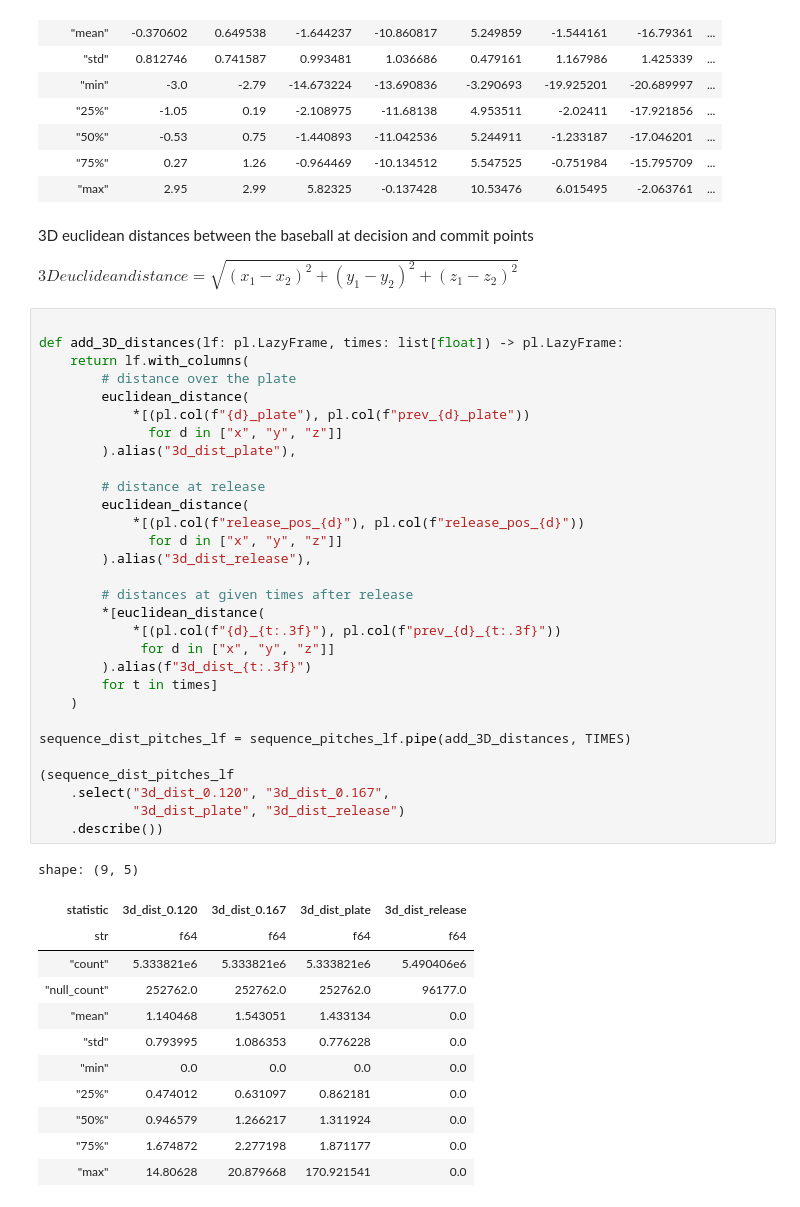
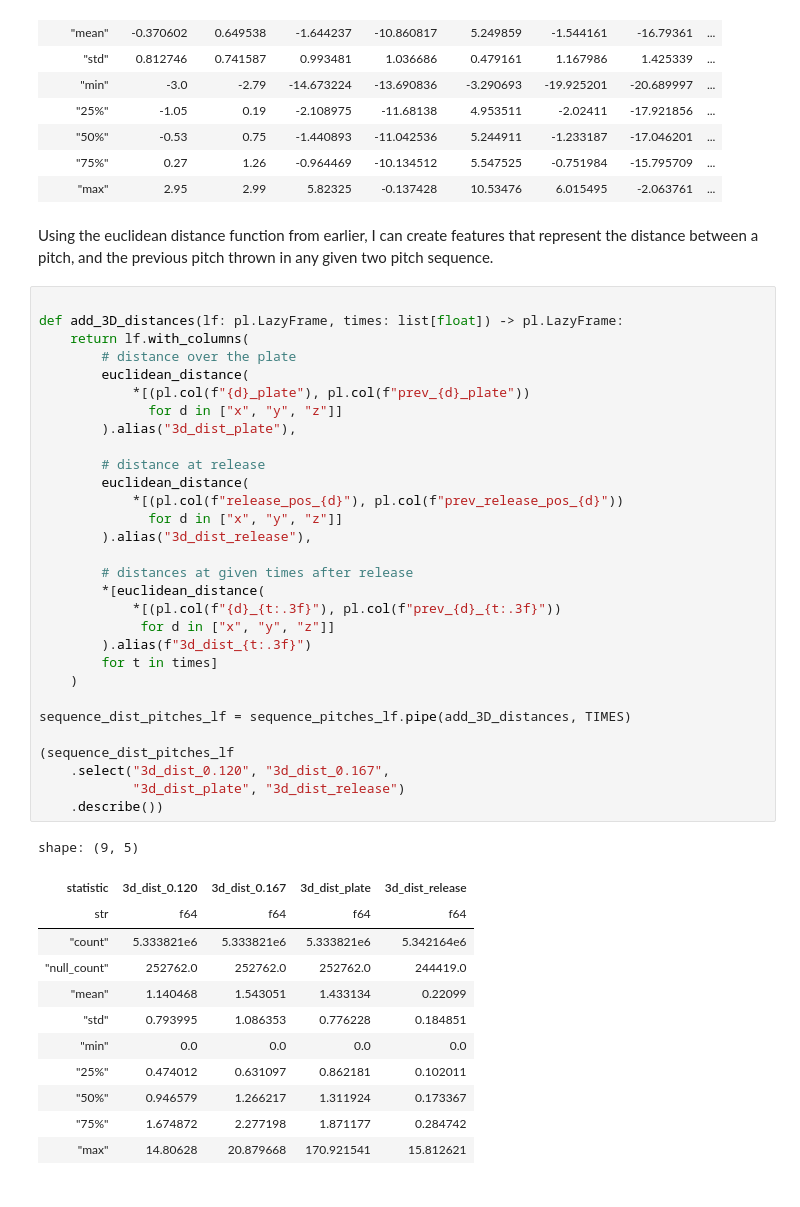
Before and after one commit to Jensen-holm/Sequence-Plus, a Jupyter notebook: notebooks/tunnel+.ipynb, the cells around one changed output. Cells and saved outputs as stored; diff of their text form.

Commit message:
more markdown notes, and fixing the sequence release position difference feature

```diff
--- a/notebooks/tunnel+.ipynb
+++ b/notebooks/tunnel+.ipynb
@@ -477,50 +482,48 @@ shape: (9, 21)
 | "50%" | -0.53 | 0.75 | -1.440893 | -11.042536 | 5.244911 | -1.233187 | -17.046201 | ... |
 | "75%" | 0.27 | 1.26 | -0.964469 | -10.134512 | 5.547525 | -0.751984 | -15.795709 | ... |
 | "max" | 2.95 | 2.99 | 5.82325 | -0.137428 | 10.53476 | 6.015495 | -2.063761 | ... |
-# %% [markdown]
-3D euclidean distances between the baseball at decision and commit points
-
-$3Deuclideandistance = \sqrt{(x_1 - x_2)^2 + (y_1 - y_2)^2 + (z_1 - z_2)^2}$
+# %% [markdown]
+Using the euclidean distance function from earlier, I can create features that represent the distance between a pitch, and the previous pitch thrown in any given two pitch sequence.
 # %%
 
 def add_3D_distances(lf: pl.LazyFrame, times: list[float]) -> pl.LazyFrame:
     return lf.with_columns(
         # distance over the plate
         euclidean_distance(
             *[(pl.col(f"{d}_plate"), pl.col(f"prev_{d}_plate"))
               for d in ["x", "y", "z"]]
         ).alias("3d_dist_plate"),
 
         # distance at release
         euclidean_distance(
-            *[(pl.col(f"release_pos_{d}"), pl.col(f"release_pos_{d}"))
+            *[(pl.col(f"release_pos_{d}"), pl.col(f"prev_release_pos_{d}"))
               for d in ["x", "y", "z"]]
         ).alias("3d_dist_release"),
 
         # distances at given times after release
         *[euclidean_distance(
             *[(pl.col(f"{d}_{t:.3f}"), pl.col(f"prev_{d}_{t:.3f}"))
              for d in ["x", "y", "z"]]
         ).alias(f"3d_dist_{t:.3f}")
         for t in times]
     )
 
 sequence_dist_pitches_lf = sequence_pitches_lf.pipe(add_3D_distances, TIMES)
 
 (sequence_dist_pitches_lf
     .select("3d_dist_0.120", "3d_dist_0.167",
             "3d_dist_plate", "3d_dist_release")
     .describe())
 # %% [output]
 shape: (9, 5)
 | statistic | 3d_dist_0.120 | 3d_dist_0.167 | 3d_dist_plate | 3d_dist_release |
 | str | f64 | f64 | f64 | f64 |
-| "count" | 5.333821e6 | 5.333821e6 | 5.333821e6 | 5.490406e6 |
-| "null_count" | 252762.0 | 252762.0 | 252762.0 | 96177.0 |
-| "mean" | 1.140468 | 1.543051 | 1.433134 | 0.0 |
-| "std" | 0.793995 | 1.086353 | 0.776228 | 0.0 |
+| "count" | 5.333821e6 | 5.333821e6 | 5.333821e6 | 5.342164e6 |
+| "null_count" | 252762.0 | 252762.0 | 252762.0 | 244419.0 |
+| "mean" | 1.140468 | 1.543051 | 1.433134 | 0.22099 |
+| "std" | 0.793995 | 1.086353 | 0.776228 | 0.184851 |
 | "min" | 0.0 | 0.0 | 0.0 | 0.0 |
-| "25%" | 0.474012 | 0.631097 | 0.862181 | 0.0 |
-| "50%" | 0.946579 | 1.266217 | 1.311924 | 0.0 |
-| "75%" | 1.674872 | 2.277198 | 1.871177 | 0.0 |
-| "max" | 14.80628 | 20.879668 | 170.921541 | 0.0 |
+| "25%" | 0.474012 | 0.631097 | 0.862181 | 0.102011 |
+| "50%" | 0.946579 | 1.266217 | 1.311924 | 0.173367 |
+| "75%" | 1.674872 | 2.277198 | 1.871177 | 0.284742 |
+| "max" | 14.80628 | 20.879668 | 170.921541 | 15.812621 |
```
Also changed, not shown: parts of 8 cells of this notebook.
